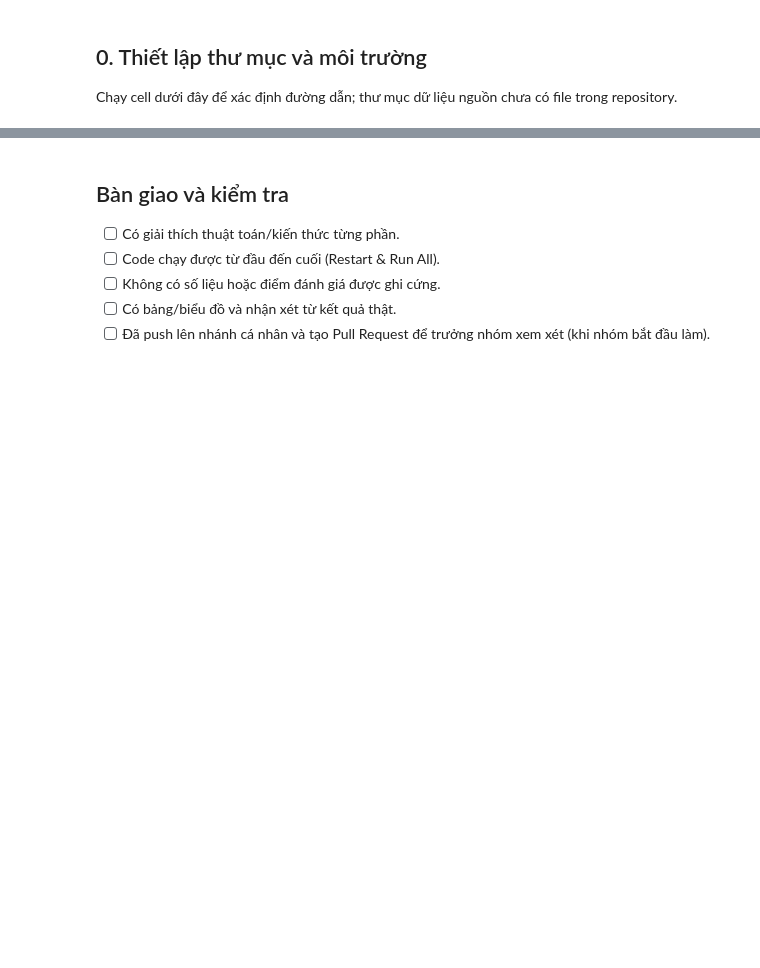
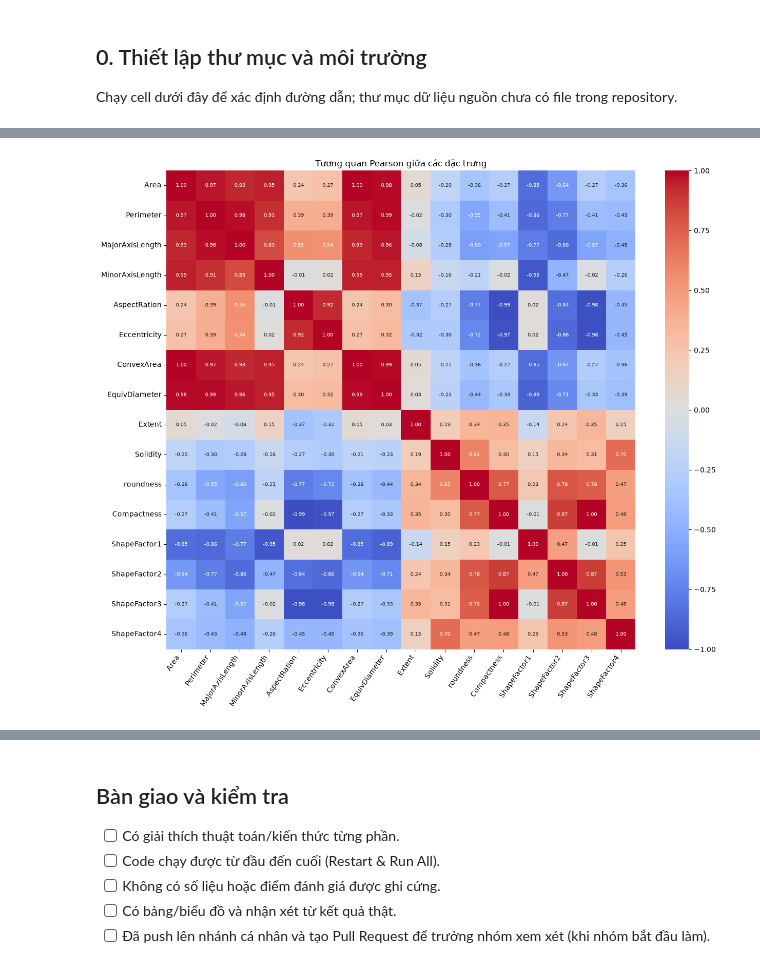
Before and after one commit to tanlen06-debug/Khai_Thac_Du_Lieu_Gr6, a Jupyter notebook: notebooks/lan.ipynb, the cells around one changed output, grey strips where cells are left out. Cells and saved outputs as stored; diff of their text form; code cells hidden in the pictures; blank space fills up the shorter version.

```diff
--- a/notebooks/lan.ipynb
+++ b/notebooks/lan.ipynb
@@ -81,0 +568,34 @@ print("Project root:", ROOT)
+# %%
+# DATA-06: Ma trận tương quan Pearson
+
+corr = numeric_features.corr(
+    method="pearson"
+)
+
+fig, ax = plt.subplots(figsize=(13, 11))
+
+sns.heatmap(
+    corr,
+    cmap="coolwarm",
+    vmin=-1,
+    vmax=1,
+    annot=True,
+    fmt=".2f",
+    annot_kws={"size": 7},
+    ax=ax
+)
+
+ax.set_title("Tương quan Pearson giữa các đặc trưng")
+
+plt.xticks(rotation=55, ha="right")
+plt.tight_layout()
+
+fig.savefig(
+    FIGURES_DIR / "correlation_heatmap.png",
+    dpi=300,
+    bbox_inches="tight"
+)
+
+plt.show()
+# %% [output]
+[figure, added]
```
Also changed, not shown: parts of 22 cells of this notebook, 10 other files.
